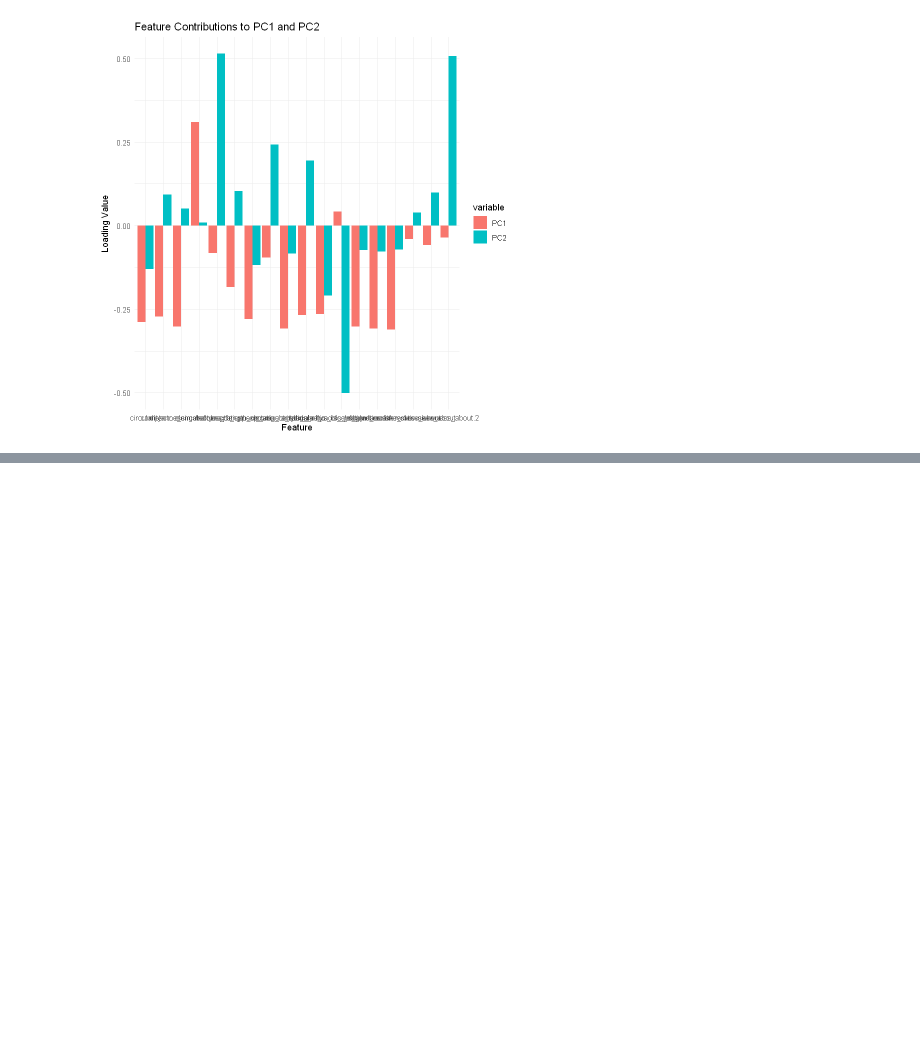
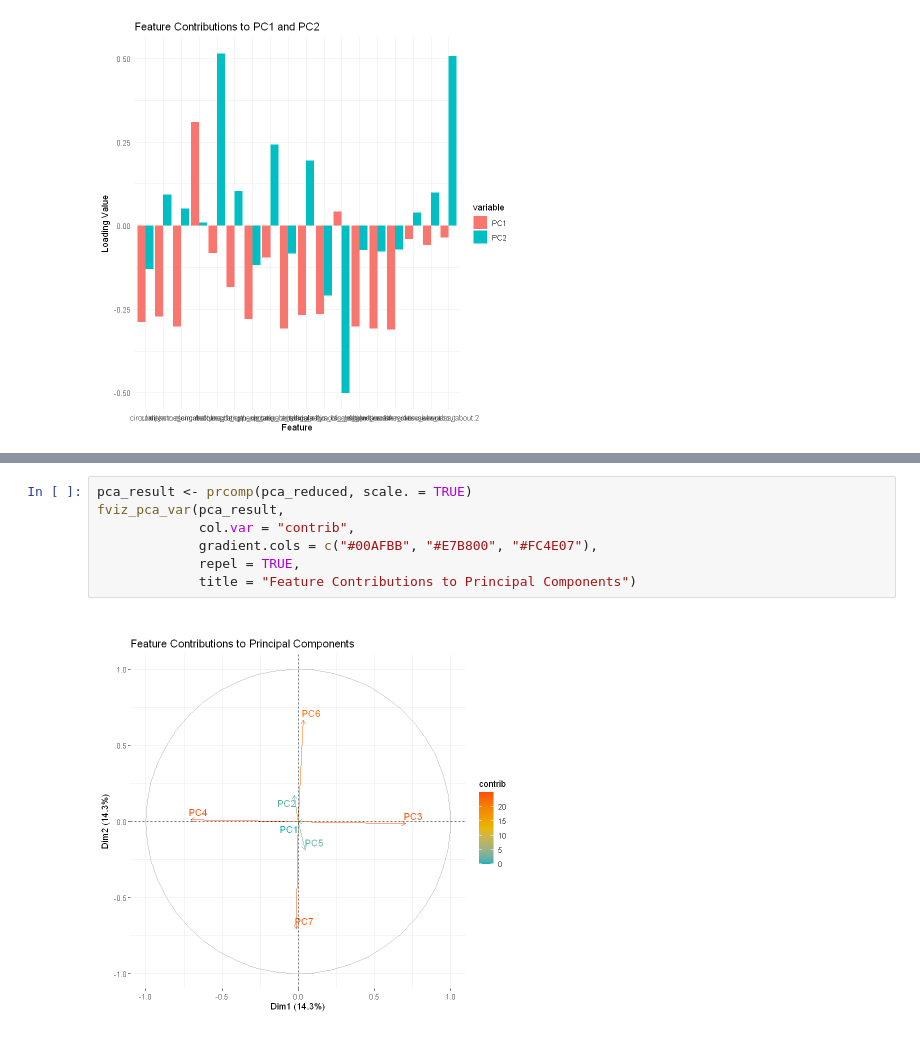
Before and after one commit to lfernando123/Clustering_Of_Vehicles, a Jupyter notebook: KMean.ipynb, the cells around one changed output, grey strips where cells are left out. Saved outputs shown, nothing was run; the diff lists cells and outputs as text; blank space fills up the shorter version.

```diff
--- a/KMean.ipynb
+++ b/KMean.ipynb
@@ -288,0 +303,9 @@ ggplot(loadings_melted, aes(x = feature, y = value, fill = variable)) +
+# %%
+pca_result <- prcomp(pca_reduced, scale. = TRUE)
+fviz_pca_var(pca_result,
+             col.var = "contrib",
+             gradient.cols = c("#00AFBB", "#E7B800", "#FC4E07"),
+             repel = TRUE,
+             title = "Feature Contributions to Principal Components")
+# %% [output]
+[figure, added]
```
Also changed, not shown: parts of 1 cell of this notebook.
